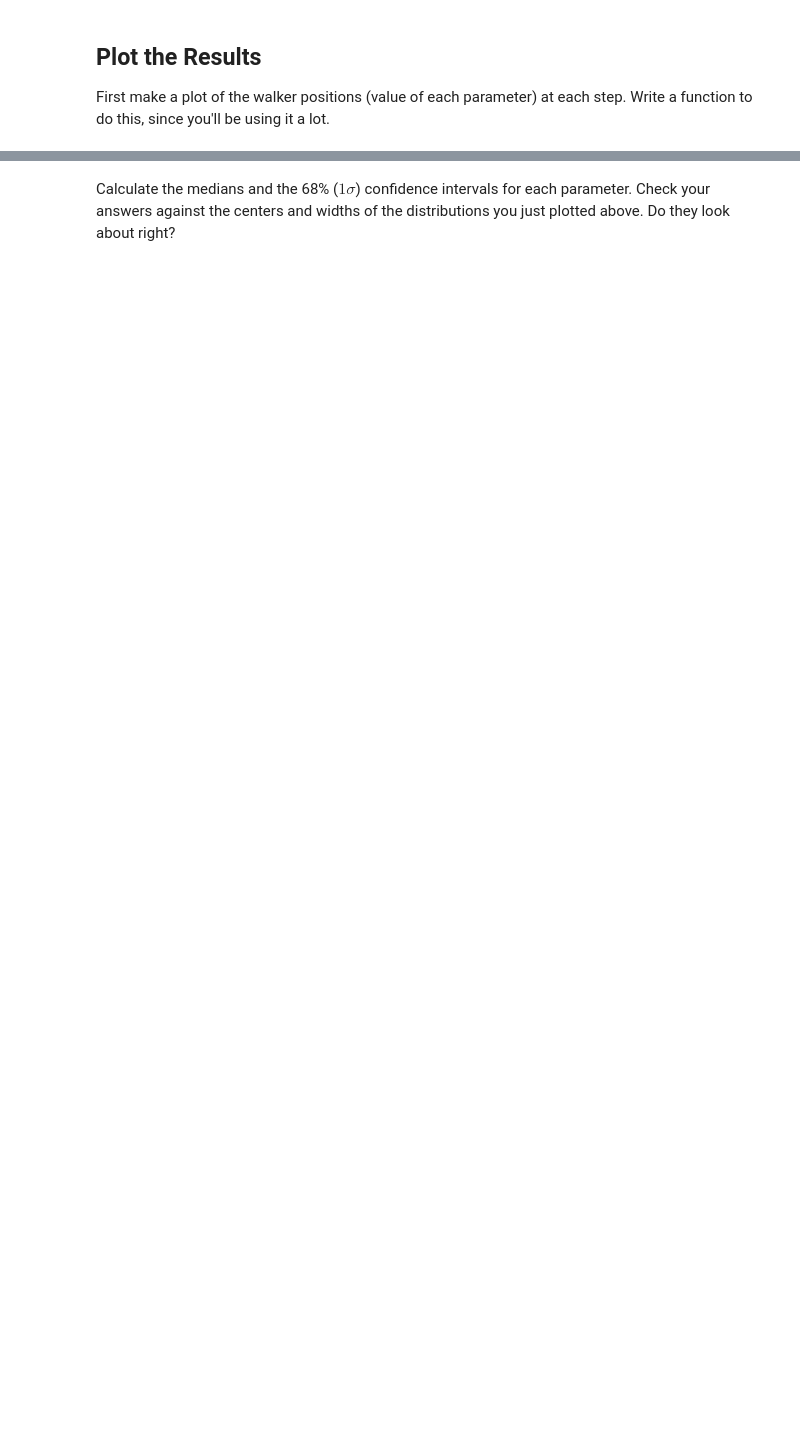
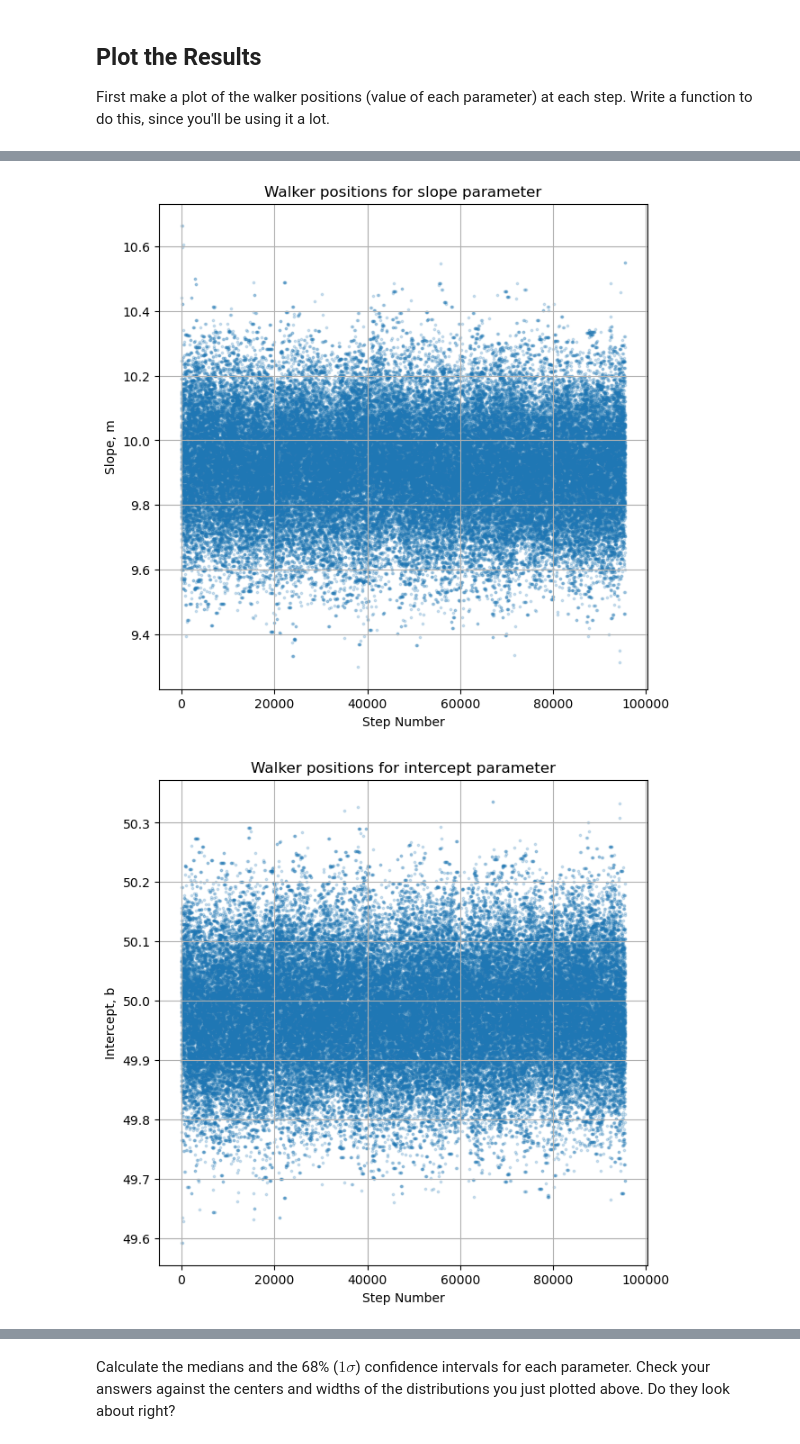
Before and after one commit to ASTR154/bayesian-statistics, a Jupyter notebook: mcmc_line_fitting.ipynb, the cells around one changed output, grey strips where cells are left out. Cells and saved outputs as stored; diff of their text form; code cells hidden in the pictures; blank space fills up the shorter version.

```diff
--- a/mcmc_line_fitting.ipynb
+++ b/mcmc_line_fitting.ipynb
@@ -109 +256,28 @@ Now make a scatter plot of the two parameters, one point for each walker-step. H
+# %%
+# create flat chain with no burn=in
+flat_chain =  sampler.get_chain(discard=45, flat=True)
+m_mcmc =  []
+b_mcmc =  []
+for i in range(flat_chain.shape[0]):
+    m_mcmc.append(flat_chain[i][0])
+    b_mcmc.append(flat_chain[i][1])
+
+step_number =  [step for step in range(len(m_mcmc))]
+
+plt.figure(figsize=(7,7))
+plt.scatter(step_number, m_mcmc, s=3, alpha = 0.2)
+plt.title('Walker positions for slope parameter')
+plt.xlabel('Step Number')
+plt.ylabel('Slope, m')
+plt.grid()
+
+plt.figure(figsize=(7,7))
+plt.scatter(step_number, b_mcmc, s=3, alpha = 0.2)
+plt.title('Walker positions for intercept parameter')
+plt.xlabel('Step Number')
+plt.ylabel('Intercept, b')
+plt.grid()
+# %% [output]
+[figure, added]
+[figure, added]
 # %% [markdown]
```
Also changed, not shown: parts of 23 cells of this notebook.
